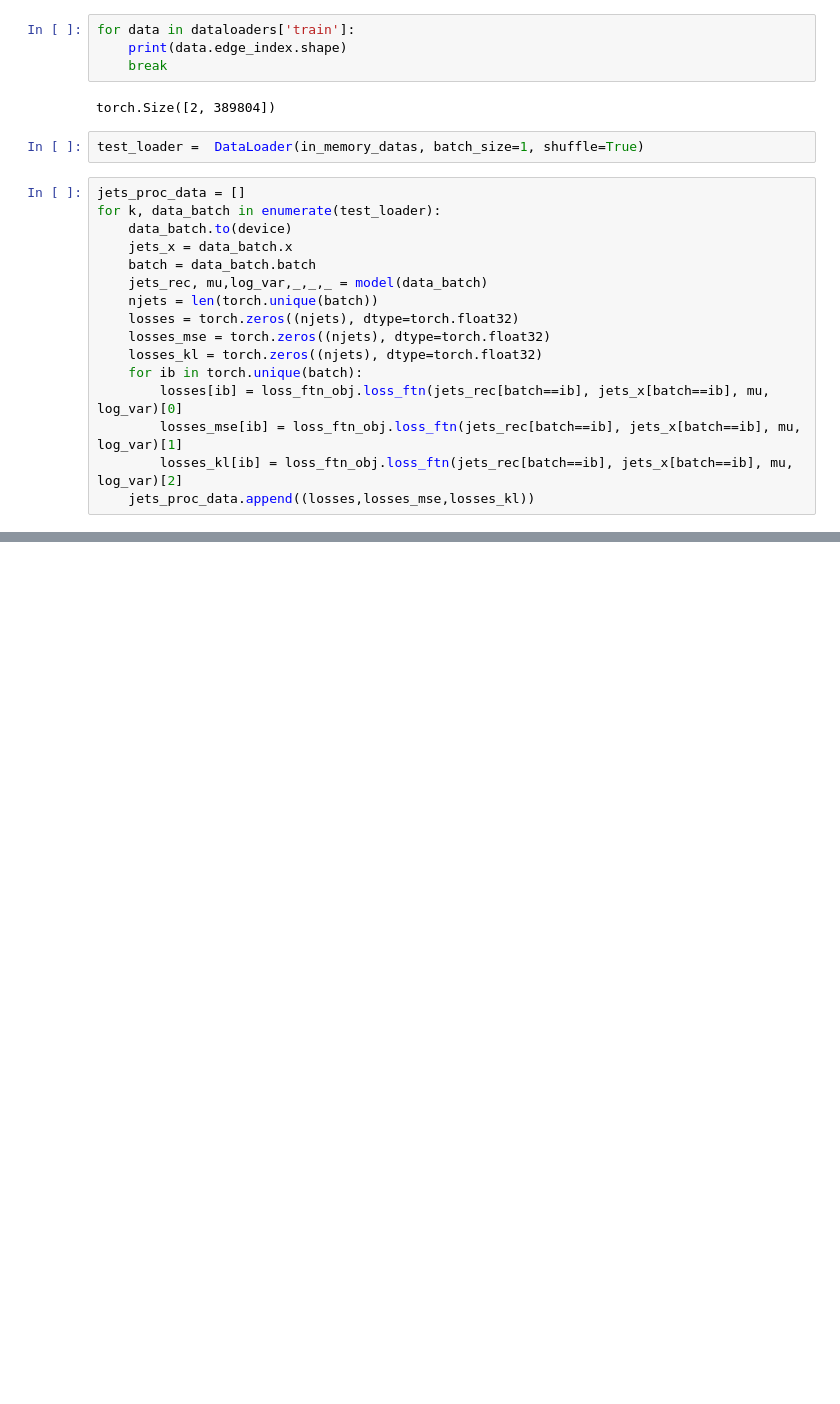
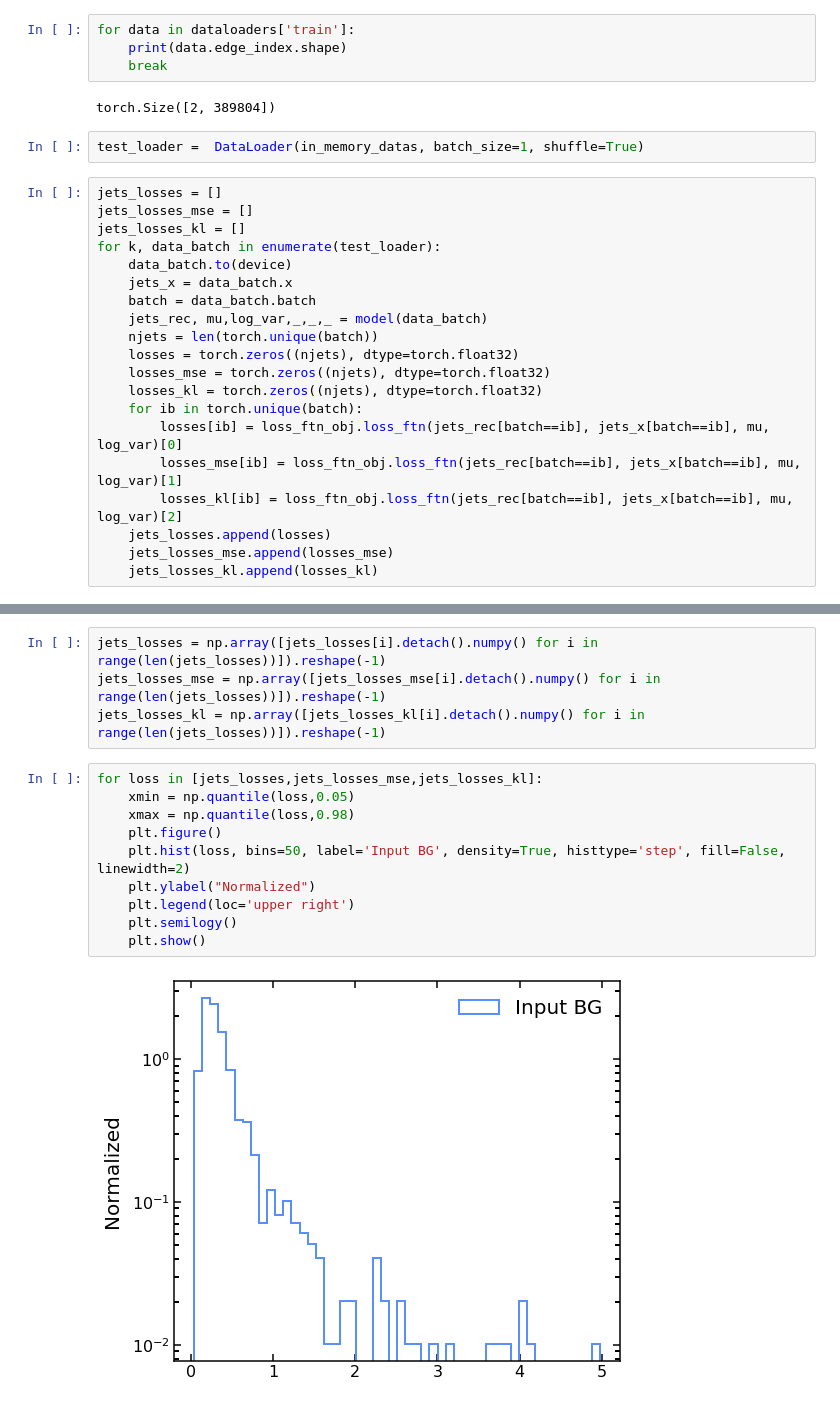
Before and after one commit to nadya-chernyavskaya/ADgvae, a Jupyter notebook: notebooks/EdgeCovn_torch_training.ipynb, the cells around one changed output, grey strips where cells are left out. Saved outputs shown, nothing was run; the diff lists cells and outputs as text; blank space fills up the shorter version.

```diff
--- a/notebooks/EdgeCovn_torch_training.ipynb
+++ b/notebooks/EdgeCovn_torch_training.ipynb
@@ -238,7 +229,9 @@ torch.Size([2, 389804])
 # %%
 test_loader =  DataLoader(in_memory_datas, batch_size=1, shuffle=True)
 # %%
-jets_proc_data = []
+jets_losses = []
+jets_losses_mse = []
+jets_losses_kl = []
 for k, data_batch in enumerate(test_loader):
     data_batch.to(device)
     jets_x = data_batch.x
@@ -252,4 +245,6 @@ for k, data_batch in enumerate(test_loader):
         losses[ib] = loss_ftn_obj.loss_ftn(jets_rec[batch==ib], jets_x[batch==ib], mu, log_var)[0]
         losses_mse[ib] = loss_ftn_obj.loss_ftn(jets_rec[batch==ib], jets_x[batch==ib], mu, log_var)[1]
         losses_kl[ib] = loss_ftn_obj.loss_ftn(jets_rec[batch==ib], jets_x[batch==ib], mu, log_var)[2]
-    jets_proc_data.append((losses,losses_mse,losses_kl))
+    jets_losses.append(losses)
+    jets_losses_mse.append(losses_mse)
+    jets_losses_kl.append(losses_kl)
@@ -260,0 +251,16 @@ for k, data_batch in enumerate(test_loader):
+# %%
+jets_losses = np.array([jets_losses[i].detach().numpy() for i in range(len(jets_losses))]).reshape(-1)
+jets_losses_mse = np.array([jets_losses_mse[i].detach().numpy() for i in range(len(jets_losses))]).reshape(-1)
+jets_losses_kl = np.array([jets_losses_kl[i].detach().numpy() for i in range(len(jets_losses))]).reshape(-1)
+# %%
+for loss in [jets_losses,jets_losses_mse,jets_losses_kl]:
+    xmin = np.quantile(loss,0.05)
+    xmax = np.quantile(loss,0.98)
+    plt.figure()
+    plt.hist(loss, bins=50, label='Input BG', density=True, histtype='step', fill=False, linewidth=2)
+    plt.ylabel("Normalized")
+    plt.legend(loc='upper right')
+    plt.semilogy()
+    plt.show()
+# %% [output]
+[figure, added]
```
Also changed, not shown: parts of 7 cells of this notebook, 2 other files.
